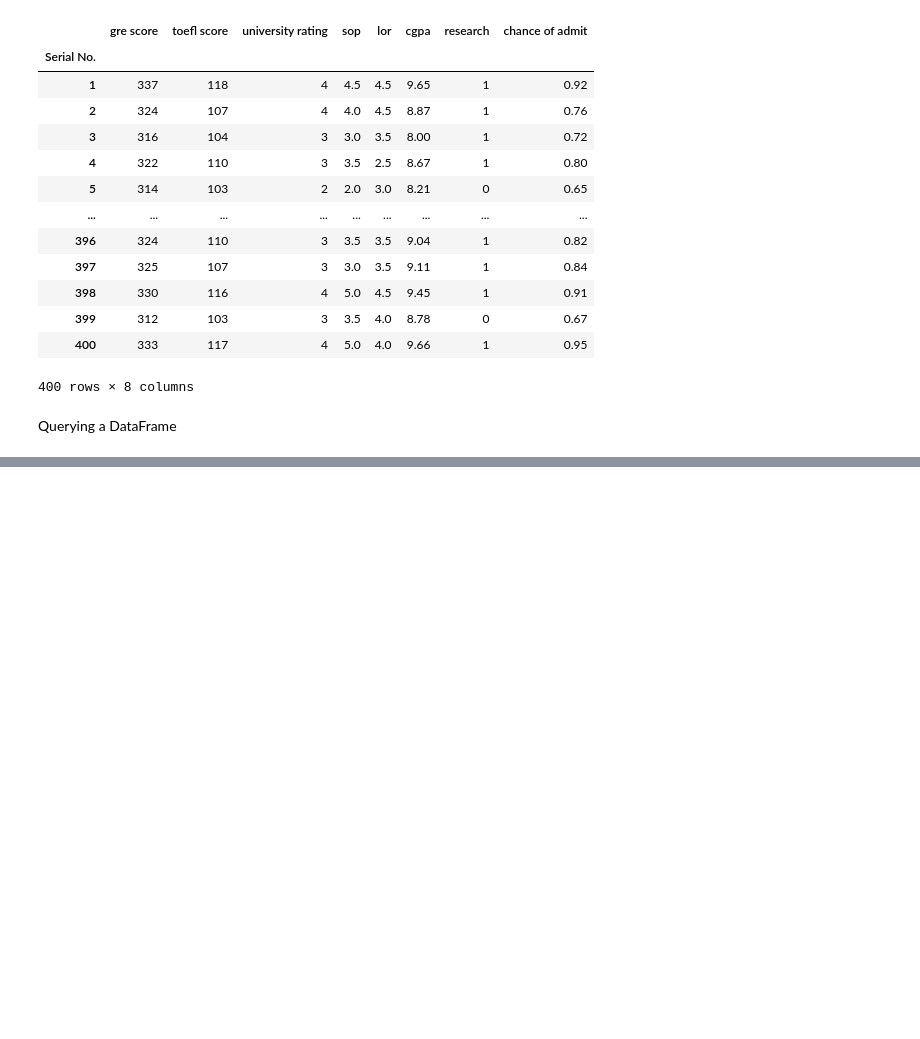
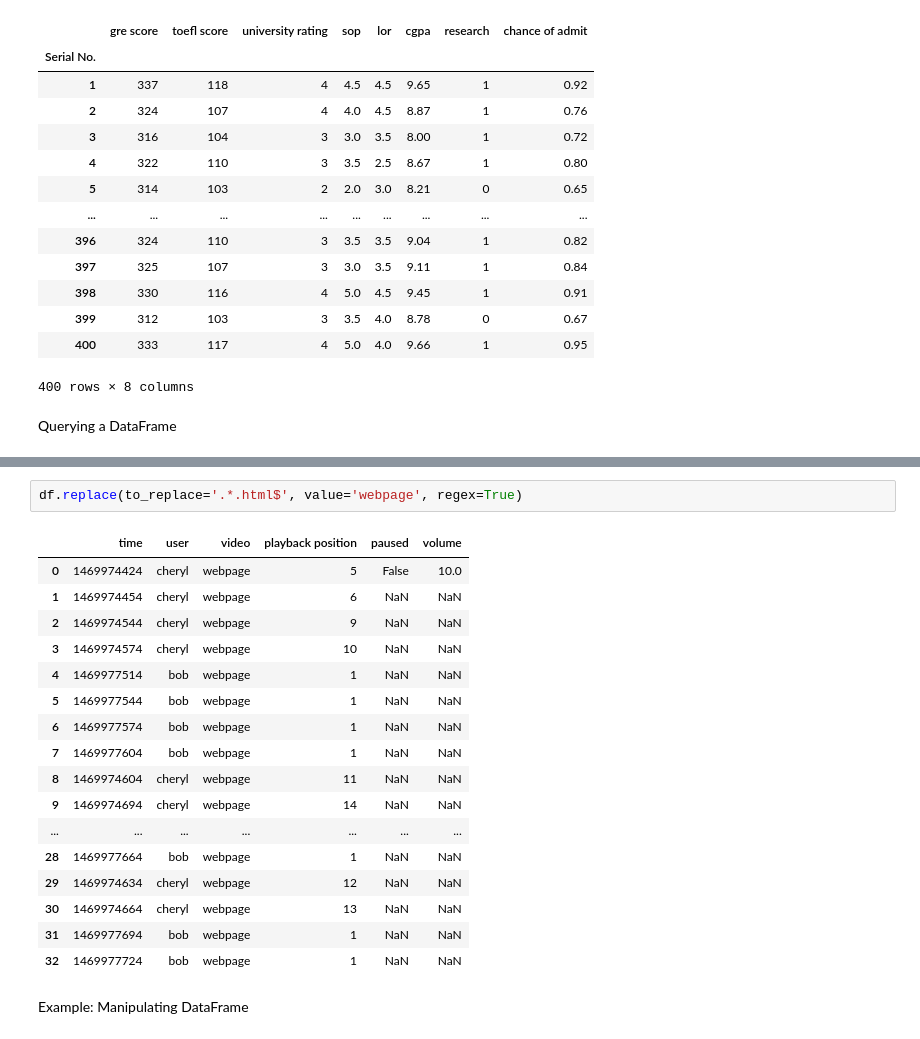
Before and after one commit to KhalidAlghamdi8/ProfessionalLearning, a Jupyter notebook: Applied Data Science with Python/Introduction to Data Science/Week 2/Week 2.ipynb, the cells around one changed output, grey strips where cells are left out. Cells and saved outputs as stored; diff of their text form; blank space fills up the shorter version.

```diff
--- a/Applied Data Science with Python/Introduction to Data Science/Week 2/Week 2.ipynb
+++ b/Applied Data Science with Python/Introduction to Data Science/Week 2/Week 2.ipynb
@@ -227,0 +626,22 @@ Querying a DataFrame
+# %%
+df.replace(to_replace='.*.html$', value='webpage', regex=True)
+# %% [output]
+|  | time | user | video | playback position | paused | volume |
+| 0 | 1469974424 | cheryl | webpage | 5 | False | 10.0 |
+| 1 | 1469974454 | cheryl | webpage | 6 | NaN | NaN |
+| 2 | 1469974544 | cheryl | webpage | 9 | NaN | NaN |
+| 3 | 1469974574 | cheryl | webpage | 10 | NaN | NaN |
+| 4 | 1469977514 | bob | webpage | 1 | NaN | NaN |
+| 5 | 1469977544 | bob | webpage | 1 | NaN | NaN |
+| 6 | 1469977574 | bob | webpage | 1 | NaN | NaN |
+| 7 | 1469977604 | bob | webpage | 1 | NaN | NaN |
+| 8 | 1469974604 | cheryl | webpage | 11 | NaN | NaN |
+| 9 | 1469974694 | cheryl | webpage | 14 | NaN | NaN |
+| ... | ... | ... | ... | ... | ... | ... |
+| 28 | 1469977664 | bob | webpage | 1 | NaN | NaN |
+| 29 | 1469974634 | cheryl | webpage | 12 | NaN | NaN |
+| 30 | 1469974664 | cheryl | webpage | 13 | NaN | NaN |
+| 31 | 1469977694 | bob | webpage | 1 | NaN | NaN |
+| 32 | 1469977724 | bob | webpage | 1 | NaN | NaN |
+# %% [markdown]
+Example: Manipulating DataFrame
```
Also changed, not shown: parts of 56 cells of this notebook, 23 other files.
